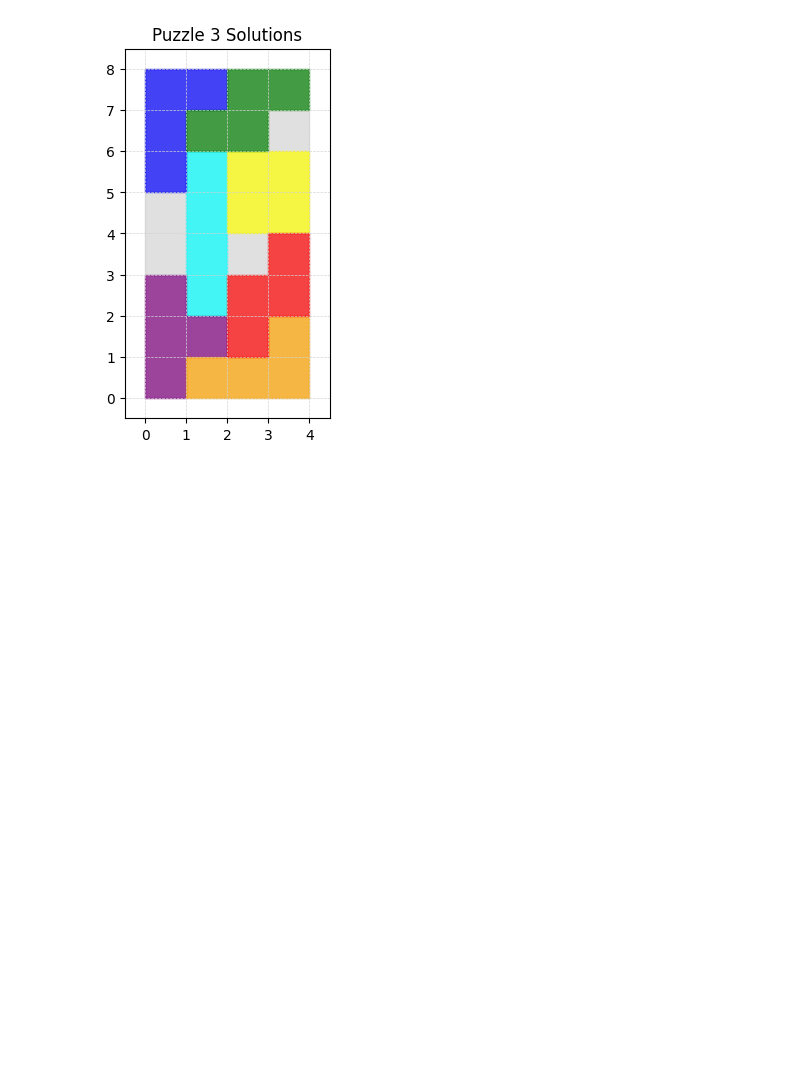
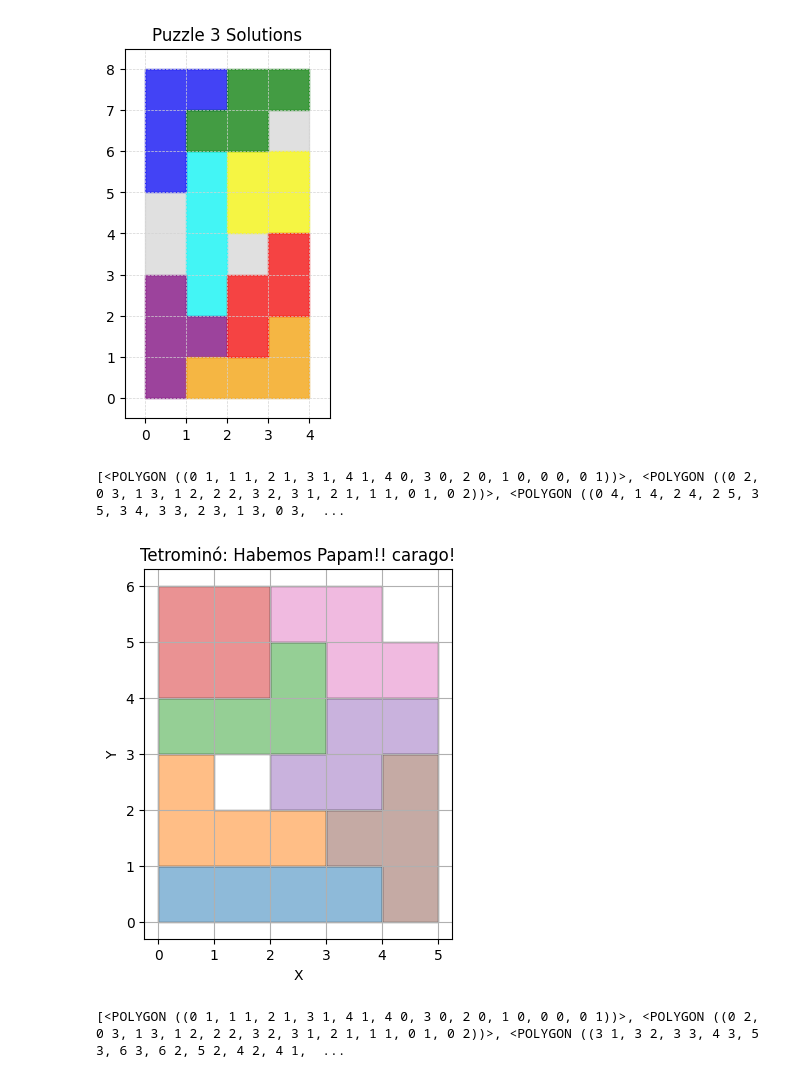
Before and after one commit to pmags/project_tadb_fcup_20242025, a Jupyter notebook: examples/notebooks/dev.ipynb, the cells around one changed output. Saved outputs shown, nothing was run; the diff lists cells and outputs as text; code cells hidden in the pictures; blank space fills up the shorter version.

```diff
--- a/examples/notebooks/dev.ipynb
+++ b/examples/notebooks/dev.ipynb
@@ -221,0 +279,36 @@ plt.show()
+# %%
+def flatten_geometry(geometry):
+    """
+    Flattens a Shapely geometry, extracting all non-collection geometries
+    from (potentially nested) GeometryCollections.
+    """
+    if isinstance(geometry, GeometryCollection):
+        parts = []
+        for geom in geometry.geoms:
+            parts.extend(flatten_geometry(geom)) # Recursive call
+        return parts
+    elif geometry.is_empty:
+        return [] # Skip empty geometries
+    else:
+        return [geometry] # Base case: return the geometry itself if not a collection
+
+# Flatten the geometry
+all_polygons = flatten_geometry(geom_object)
+print(all_polygons)
+# %% [output]
+[<POLYGON ((0 1, 1 1, 2 1, 3 1, 4 1, 4 0, 3 0, 2 0, 1 0, 0 0, 0 1))>, <POLYGON ((0 2, 0 3, 1 3, 1 2, 2 2, 3 2, 3 1, 2 1, 1 1, 0 1, 0 2))>, <POLYGON ((0 4, 1 4, 2 4, 2 5, 3 5, 3 4, 3 3, 2 3, 1 3, 0 3,  ...
+# %%
+plot_geometry( MultiPolygon(all_polygons), title="Habemos Papam!! carago!")
+# %% [output]
+[figure, added]
+# %%
+from shapely import wkt
+
+geom_string = "GEOMETRYCOLLECTION(GEOMETRYCOLLECTION(GEOMETRYCOLLECTION(GEOMETRYCOLLECTION(GEOMETRYCOLLECTION(GEOMETRYCOLLECTION(GEOMETRYCOLLECTION EMPTY,POLYGON((0 1,1 1,2 1,3 1,4 1,4 0,3 0,2 0,1 0,0 0,0 1))),POLYGON((0 2,0 3,1 3,1 2,2 2,3 2,3 1,2 1,1 1,0 1,0 2))),POLYGON((3 1,3 2,3 3,4 3,5 3,6 3,6 2,5 2,4 2,4 1,3 1))),POLYGON((4 1,4 2,5 2,6 2,6 1,6 0,5 0,4 0,4 1))),POLYGON((6 2,7 2,7 3,8 3,9 3,9 2,8 2,8 1,7 1,6 1,6 2))),POLYGON((10 0,9 0,9 1,8 1,8 2,9 2,9 3,10 3,10 2,10 1,10 0)))"
+
+geom_object = wkt.loads(geom_string)
+
+all_polygons = flatten_geometry(geom_object)
+print(all_polygons)
+# %% [output]
+[<POLYGON ((0 1, 1 1, 2 1, 3 1, 4 1, 4 0, 3 0, 2 0, 1 0, 0 0, 0 1))>, <POLYGON ((0 2, 0 3, 1 3, 1 2, 2 2, 3 2, 3 1, 2 1, 1 1, 0 1, 0 2))>, <POLYGON ((3 1, 3 2, 3 3, 4 3, 5 3, 6 3, 6 2, 5 2, 4 2, 4 1,  ...
```
Also changed, not shown: parts of 6 cells of this notebook, 7 other files.
